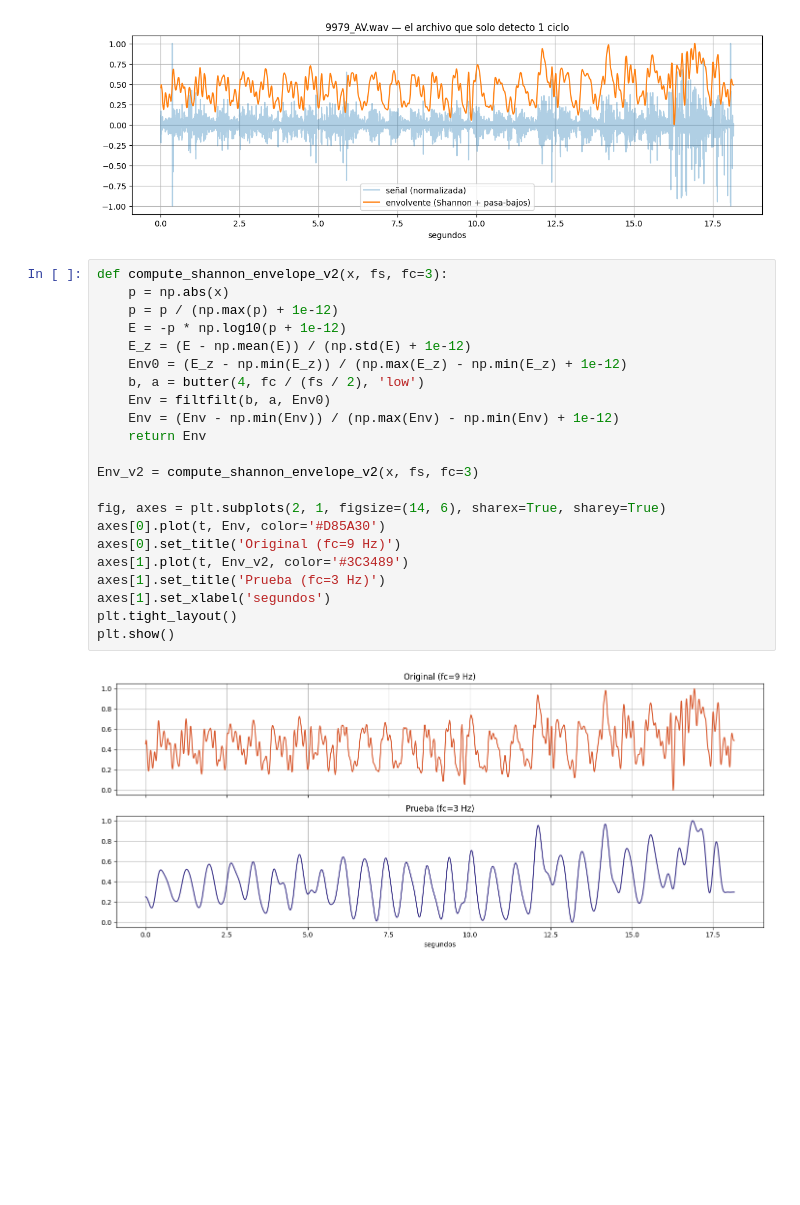
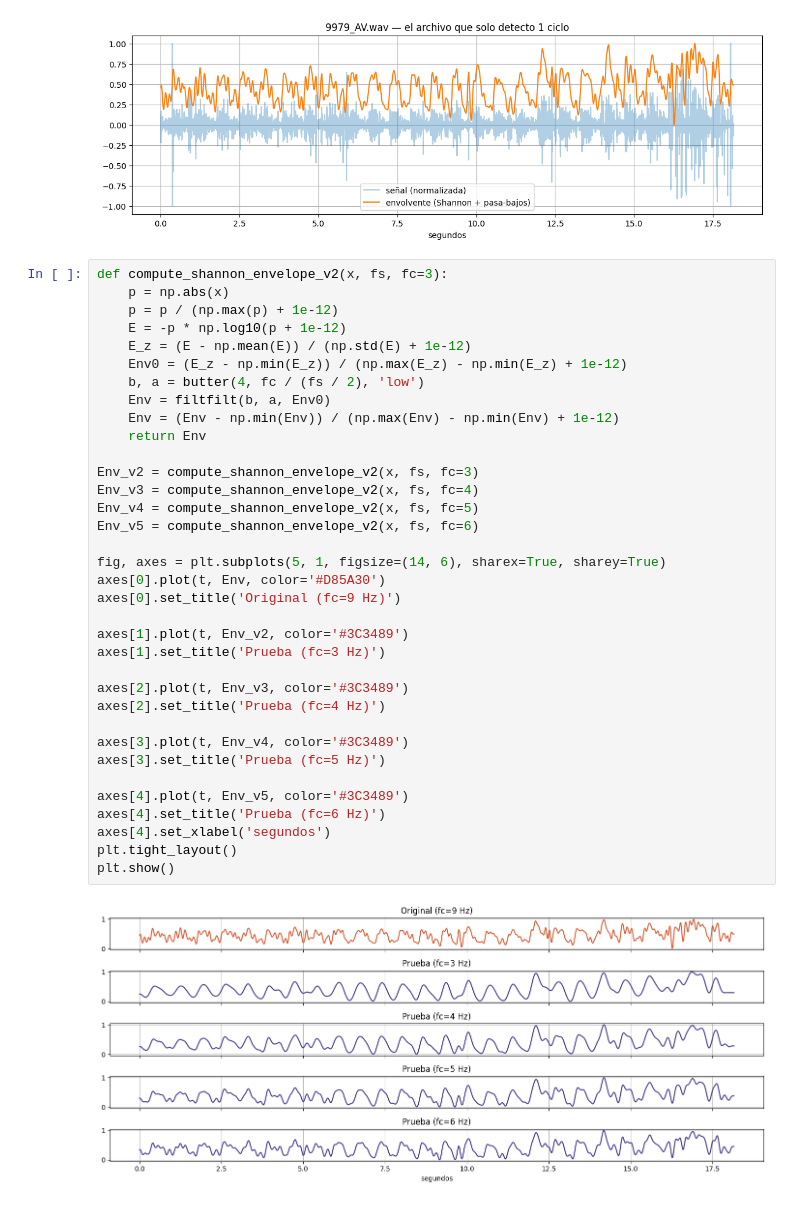
Before and after one commit to fortunatoramirez/clasificador-ac, a Jupyter notebook: notebooks/entorno.ipynb, the cells around one changed output. Drawn from its saved outputs; the diff is of its cells as text; blank space fills up the shorter version.

```diff
--- a/notebooks/entorno.ipynb
+++ b/notebooks/entorno.ipynb
@@ -926,24 +926,37 @@ plt.show()
 # %%
 def compute_shannon_envelope_v2(x, fs, fc=3):
     p = np.abs(x)
     p = p / (np.max(p) + 1e-12)
     E = -p * np.log10(p + 1e-12)
     E_z = (E - np.mean(E)) / (np.std(E) + 1e-12)
     Env0 = (E_z - np.min(E_z)) / (np.max(E_z) - np.min(E_z) + 1e-12)
     b, a = butter(4, fc / (fs / 2), 'low')
     Env = filtfilt(b, a, Env0)
     Env = (Env - np.min(Env)) / (np.max(Env) - np.min(Env) + 1e-12)
     return Env
 
 Env_v2 = compute_shannon_envelope_v2(x, fs, fc=3)
+Env_v3 = compute_shannon_envelope_v2(x, fs, fc=4)
+Env_v4 = compute_shannon_envelope_v2(x, fs, fc=5)
+Env_v5 = compute_shannon_envelope_v2(x, fs, fc=6)
 
-fig, axes = plt.subplots(2, 1, figsize=(14, 6), sharex=True, sharey=True)
+fig, axes = plt.subplots(5, 1, figsize=(14, 6), sharex=True, sharey=True)
 axes[0].plot(t, Env, color='#D85A30')
 axes[0].set_title('Original (fc=9 Hz)')
+
 axes[1].plot(t, Env_v2, color='#3C3489')
 axes[1].set_title('Prueba (fc=3 Hz)')
-axes[1].set_xlabel('segundos')
+
+axes[2].plot(t, Env_v3, color='#3C3489')
+axes[2].set_title('Prueba (fc=4 Hz)')
+
+axes[3].plot(t, Env_v4, color='#3C3489')
+axes[3].set_title('Prueba (fc=5 Hz)')
+
+axes[4].plot(t, Env_v5, color='#3C3489')
+axes[4].set_title('Prueba (fc=6 Hz)')
+axes[4].set_xlabel('segundos')
 plt.tight_layout()
 plt.show()
 # %% [output]
-[figure, old version]
+[figure, new version]
```
Also changed, not shown: parts of 7 cells of this notebook.
